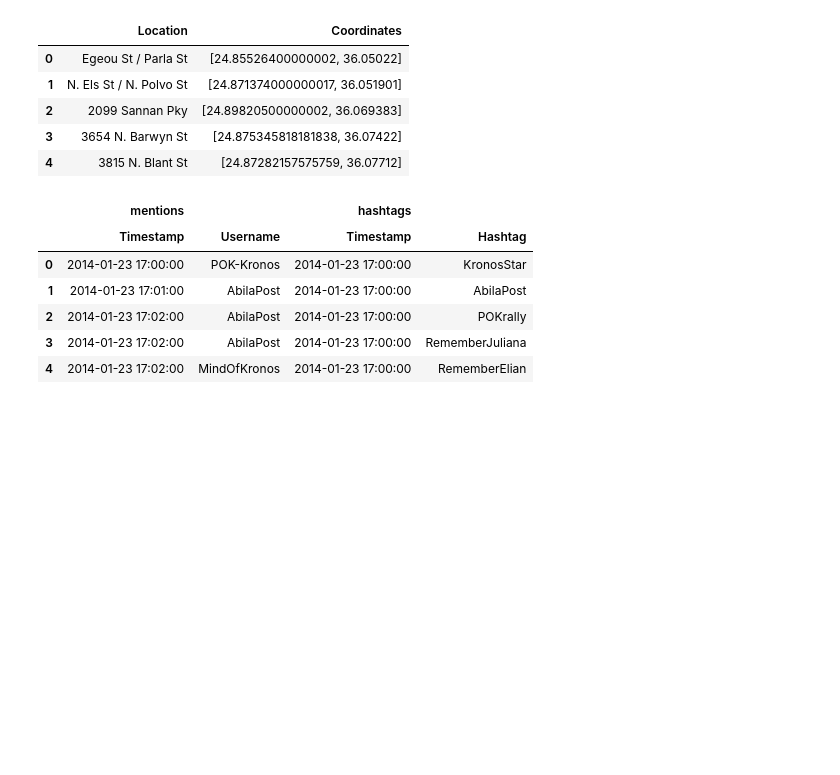
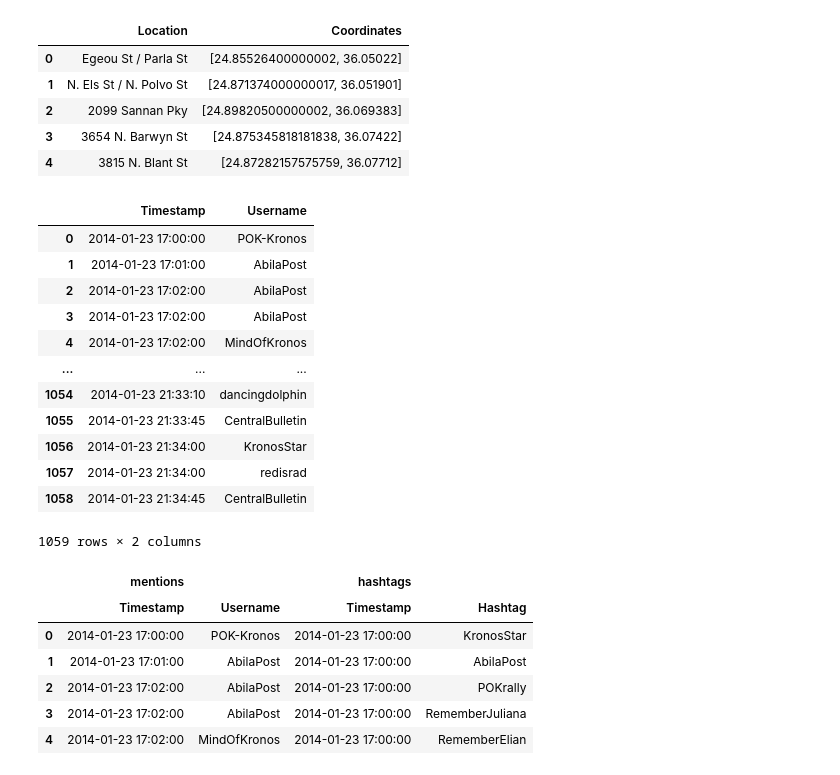
Before and after one commit to imatheussm/vast-2021-tweets, a Jupyter notebook: Vast Mini Challenge 03.ipynb, the cells around one changed output. Drawn from its saved outputs; the diff is of its cells as text; code cells hidden in the pictures; blank space fills up the shorter version.

```diff
--- a/Vast Mini Challenge 03.ipynb
+++ b/Vast Mini Challenge 03.ipynb
@@ -149,6 +149,22 @@ for i in combined_data_frame.index:
             hashtags = hashtags.append(occurrence, ignore_index=True)
 
 mentions, hashtags = mentions.infer_objects(), hashtags.infer_objects()
+# %%
+mentions
+# %% [output]
+|  | Timestamp | Username |
+| 0 | 2014-01-23 17:00:00 | POK-Kronos |
+| 1 | 2014-01-23 17:01:00 | AbilaPost |
+| 2 | 2014-01-23 17:02:00 | AbilaPost |
+| 3 | 2014-01-23 17:02:00 | AbilaPost |
+| 4 | 2014-01-23 17:02:00 | MindOfKronos |
+| ... | ... | ... |
+| 1054 | 2014-01-23 21:33:10 | dancingdolphin |
+| 1055 | 2014-01-23 21:33:45 | CentralBulletin |
+| 1056 | 2014-01-23 21:34:00 | KronosStar |
+| 1057 | 2014-01-23 21:34:00 | redisrad |
+| 1058 | 2014-01-23 21:34:45 | CentralBulletin |
+1059 rows × 2 columns
 # %%
 pd.concat((mentions, hashtags), axis="columns", keys=("mentions", "hashtags")).head(5)
 # %% [output]
```
Also changed, not shown: parts of 6 cells of this notebook.
